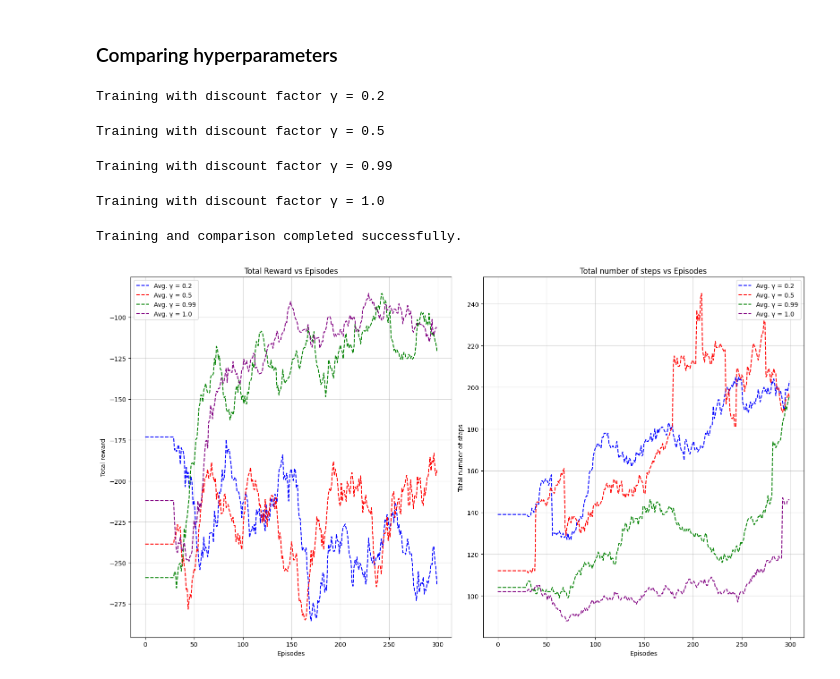
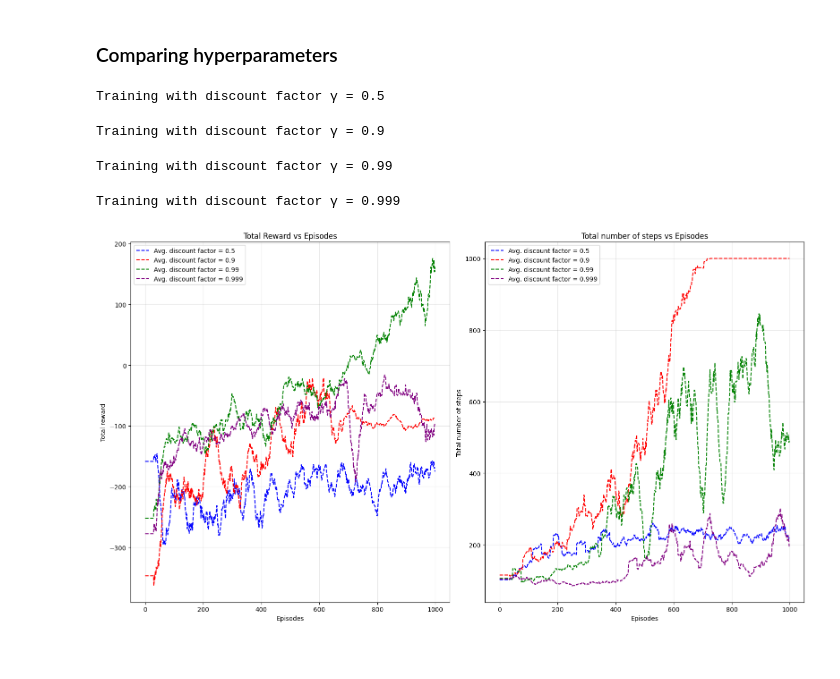
Before and after one commit to ClementLptr/LunarLander-RL-Project, a Jupyter notebook: PPO solution Cyrielle.ipynb, the cells around one changed output. Saved outputs shown, nothing was run; the diff lists cells and outputs as text; code cells hidden in the pictures.

```diff
--- a/PPO solution Cyrielle.ipynb
+++ b/PPO solution Cyrielle.ipynb
@@ -121,7 +128,7 @@ learning_rate_actor = 1e-5
 # %%
 def train_lunar_lander(num_episodes: int = 1000,
                        discount_factor: float = 0.99,
-                       learning_rate_critic : float = 1e-3, learning_rate_actor : float = 1e-5):
+                       learning_rate_critic : float = 1e-3, learning_rate_actor : float = 1e-5, epsilon=0.2):
     """
     Train a PPO algorithm in the Lunar Lander environment.
 
@@ -143,7 +150,6 @@ def train_lunar_lander(num_episodes: int = 1000,
     running_avg_window = 50
     num_actions = len(env.action_space.high)
     state_dim = len(env.observation_space.high)
-    epsilon = 0.2
     num_updates = 10
     buffer_size = 10000
 
@@ -267,7 +273,7 @@ def train_lunar_lander(num_episodes: int = 1000,
     env.close()
     return episode_rewards, episode_steps
 # %%
-episode_rewards, episode_steps = train_lunar_lander(num_episodes, discount_factor, learning_rate_critic, learning_rate_actor)
+episode_rewards, episode_steps = train_lunar_lander(num_episodes, discount_factor, learning_rate_critic, learning_rate_actor, epsilon)
 # %%
 # Plot Rewards and steps
 running_avg_window = 50
@@ -342,36 +394,10 @@ def plot_multiple_training_results(training_results: List[Tuple[List[float], Lis
-# %%
-# compare discount factrs
-def compareDiscountFactors():
-    """
-    compareDiscountFactors function to compare Lunar Lander agent training with different discount factors.
-    """
-    try:
-        # List of discount factors to compare
-        discount_factors = [0.2, 0.5, 0.99, 1.0]
-
-        # Train multiple models with different discount factors
-        training_results = []
-        for gamma in discount_factors:
-            print(f"Training with discount factor γ = {gamma}")
-            episode_rewards, episode_steps = train_lunar_lander(
-                discount_factor=gamma,
-                num_episodes=300  # Reduced for faster comparison
-            )
-            training_results.append((episode_rewards, episode_steps, gamma))
-
-    except Exception as e:
-        print(f"An error occurred during training: {e}")
-    return training_results
-
-training_results = compareDiscountFactors()
-print('Training and comparison completed successfully.')
-# %% [output]
-Training with discount factor γ = 0.2
-Training with discount factor γ = 0.5
-Training with discount factor γ = 0.99
-Training with discount factor γ = 1.0
-Training and comparison completed successfully.
-# %%
-plot_multiple_training_results(training_results)
-# %% [output]
-[figure, removed]
+# %%
+# compare discount factors
+training_results = compareDiscountFactors()
+plot_multiple_training_results(training_results, 30, 'discount factor')
+# %% [output]
+Training with discount factor γ = 0.5
+Training with discount factor γ = 0.9
+Training with discount factor γ = 0.99
+Training with discount factor γ = 0.999
+[figure, added]
```
Also changed, not shown: parts of 10 cells of this notebook.
